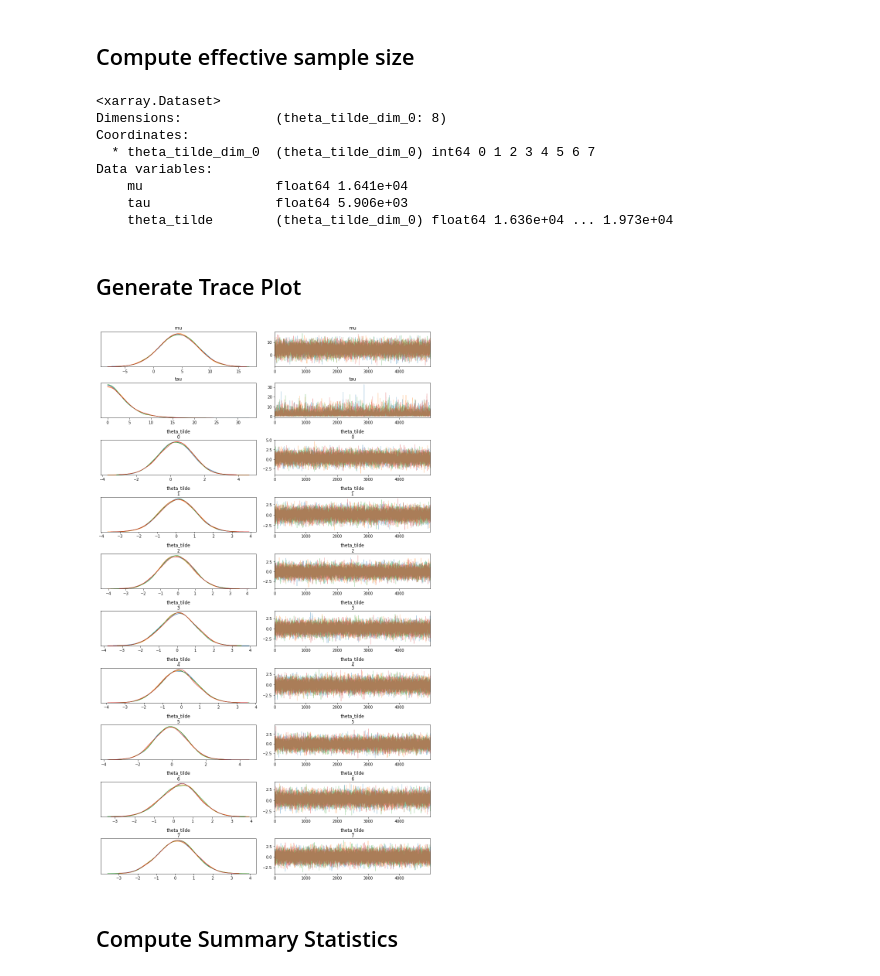
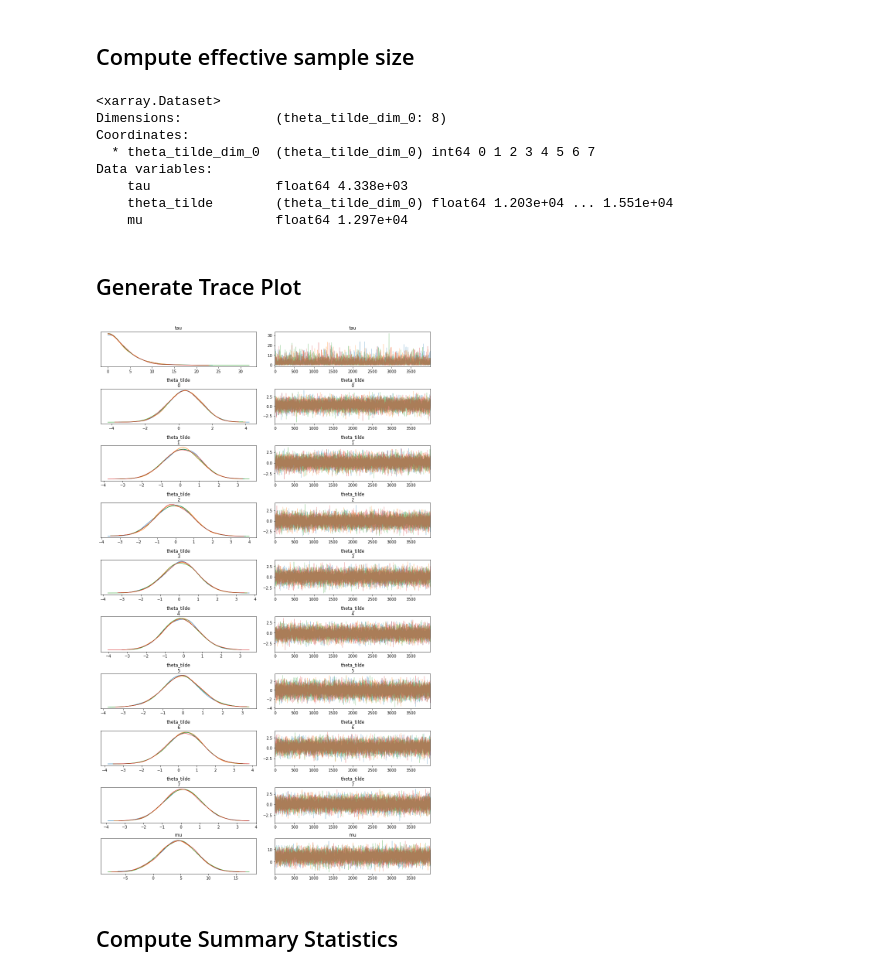
Before and after one commit to scoutiii/pyjags_JW, a Jupyter notebook: notebooks/Eight Schools.ipynb, the cells around one changed output. Drawn from its saved outputs; the diff is of its cells as text; code cells hidden in the pictures.

```diff
--- a/notebooks/Eight Schools.ipynb
+++ b/notebooks/Eight Schools.ipynb
@@ -47,0 +68,8 @@ parameters = ['mu', 'tau', 'theta_tilde']
+# %%
+jags_prior_model = pyjags.Model(
+    code=eight_school_prior_model_code,
+    data={"J": 8},
+    chains=4,
+    threads=4,
+    chains_per_thread=1
+)
@@ -48,10 +78,11 @@ parameters = ['mu', 'tau', 'theta_tilde']
 # %%
-jags_model \
-    = pyjags.Model(code=eight_schools_code,
-                   data=eight_schools_data,
-                   chains=4,
-                   threads=1,
-                   chains_per_thread=1)
+jags_posterior_model = pyjags.Model(
+    code=eight_school_posterior_model_code,
+    data=eight_schools_data,
+    chains=4,
+    threads=4,
+    chains_per_thread=1
+)
 # %% [output]
 adapting: iterations 4000 of 4000, elapsed 0:00:00, remaining 0:00:00
 # %% [markdown]
@@ -71,0 +101,3 @@ sampling: iterations 20000 of 20000, elapsed 0:00:00, remaining 0:00:00
+# %%
+jags_prior_samples = jags_prior_model.sample(5000, vars=parameters)
+jags_posterior_samples = jags_posterior_model.sample(5000, vars=variables)
@@ -76,0 +109,9 @@ idata_jags = \
+# %%
+pyjags_data = az.from_pyjags(
+    posterior=jags_posterior_samples,
+    prior=jags_prior_samples,
+    log_likelihood={'y': 'log_like'},
+    save_warmup=True,
+    warmup_iterations=1000
+)
+pyjags_data
@@ -100,22 +148,22 @@ az.plot_autocorr(idata_jags, combined=True);
 # %% [markdown]
 ## Compute effective sample size
 # %%
-az.ess(idata_jags)
+az.ess(pyjags_data)
 # %% [output]
 <xarray.Dataset>
 Dimensions:            (theta_tilde_dim_0: 8)
 Coordinates:
   * theta_tilde_dim_0  (theta_tilde_dim_0) int64 0 1 2 3 4 5 6 7
 Data variables:
-    mu                 float64 1.641e+04
-    tau                float64 5.906e+03
-    theta_tilde        (theta_tilde_dim_0) float64 1.636e+04 ... 1.973e+04
+    tau                float64 4.338e+03
+    theta_tilde        (theta_tilde_dim_0) float64 1.203e+04 ... 1.551e+04
+    mu                 float64 1.297e+04
 # %% [markdown]
 ## Generate Trace Plot
 # %%
-az.plot_trace(idata_jags);
+az.plot_trace(pyjags_data);
 # %% [output]
-[figure, old version]
+[figure, new version]
 # %% [markdown]
 ## Compute Summary Statistics
 # %%
```
Also changed, not shown: parts of 24 cells of this notebook, 5 other files.
